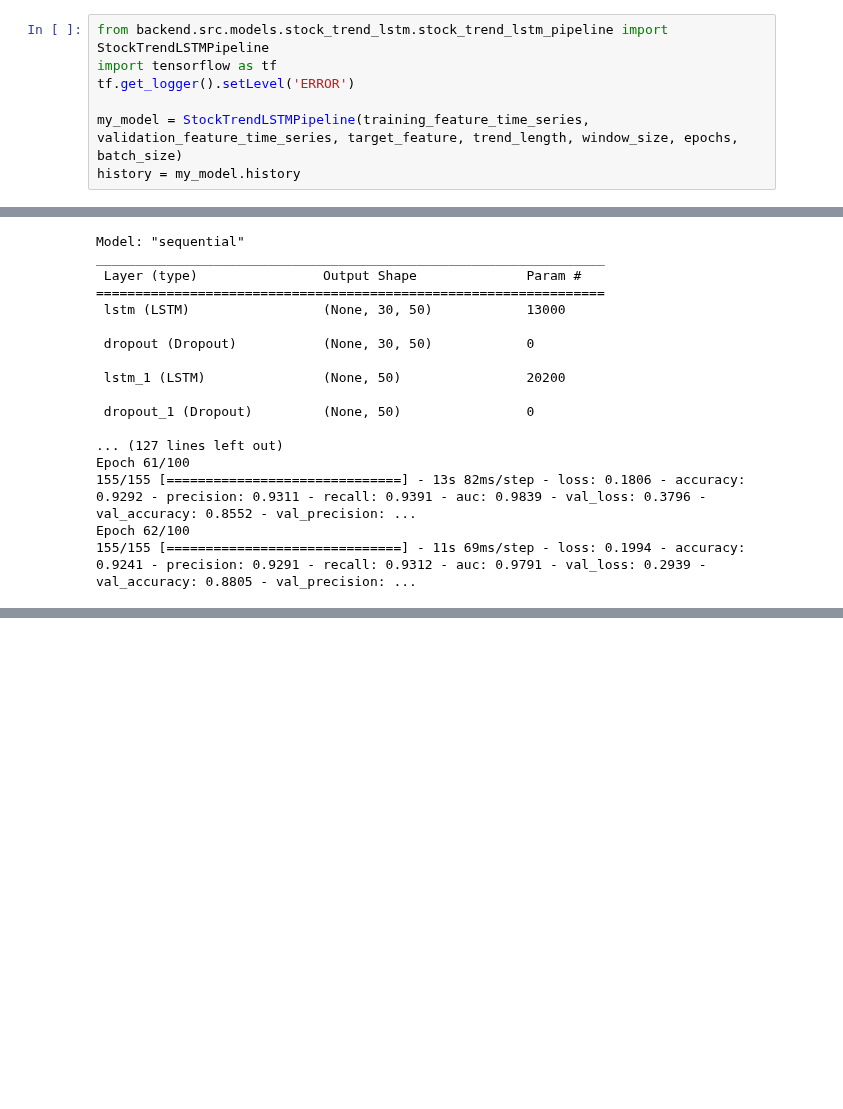
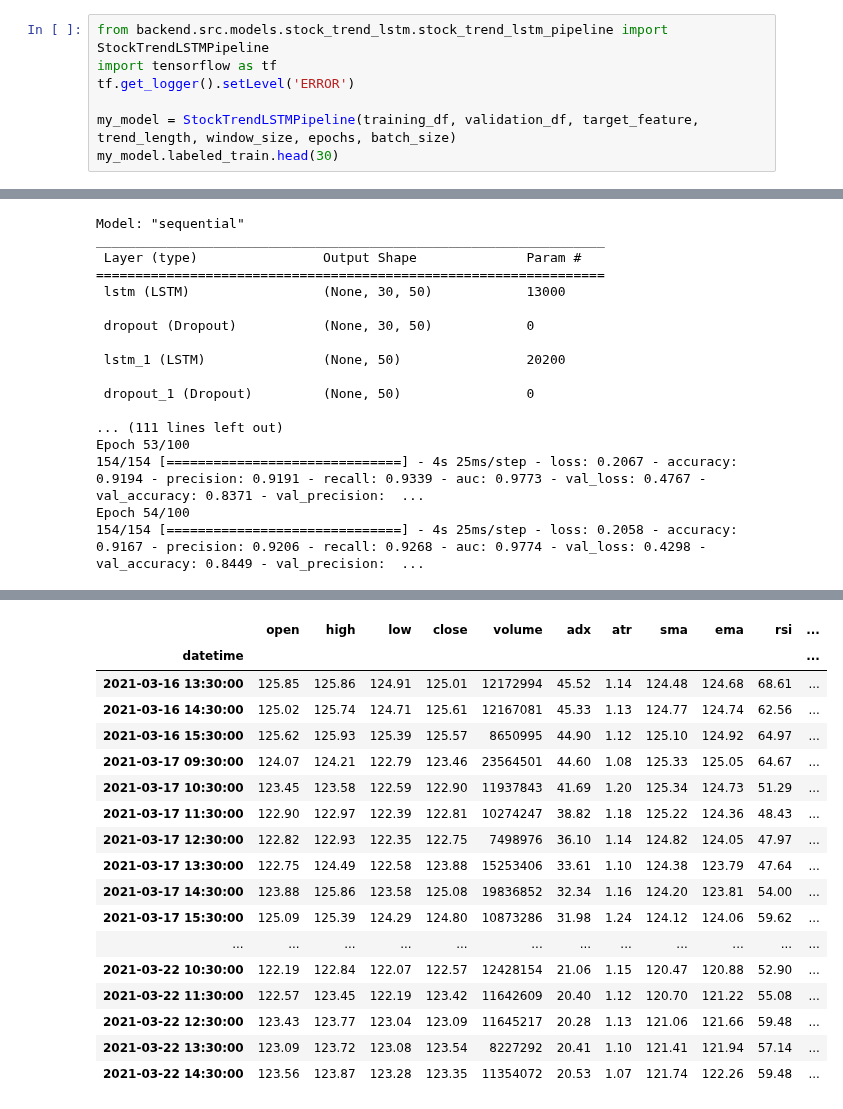
Before and after one commit to MauritzHaekli/stock-trend-predictor, a Jupyter notebook: backend/scripts/train_stock_trend_lstm_model.ipynb, the cells around one changed output, grey strips where cells are left out. Drawn from its saved outputs; the diff is of its cells as text; blank space fills up the shorter version.

```diff
--- a/backend/scripts/train_stock_trend_lstm_model.ipynb
+++ b/backend/scripts/train_stock_trend_lstm_model.ipynb
@@ -44,6 +28,6 @@ from backend.src.models.stock_trend_lstm.stock_trend_lstm_pipeline import StockT
 import tensorflow as tf
 tf.get_logger().setLevel('ERROR')
 
-my_model = StockTrendLSTMPipeline(training_feature_time_series, validation_feature_time_series, target_feature, trend_length, window_size, epochs, batch_size)
-history = my_model.history
+my_model = StockTrendLSTMPipeline(training_df, validation_df, target_feature, trend_length, window_size, epochs, batch_size)
+my_model.labeled_train.head(30)
 # %% [output]
@@ -67,8 +51,8 @@ _________________________________________________________________
 
  dropout_1 (Dropout)         (None, 50)                0
 
-... (127 lines left out)
-Epoch 61/100
-155/155 [==============================] - 13s 82ms/step - loss: 0.1806 - accuracy: 0.9292 - precision: 0.9311 - recall: 0.9391 - auc: 0.9839 - val_loss: 0.3796 - val_accuracy: 0.8552 - val_precision: ...
-Epoch 62/100
-155/155 [==============================] - 11s 69ms/step - loss: 0.1994 - accuracy: 0.9241 - precision: 0.9291 - recall: 0.9312 - auc: 0.9791 - val_loss: 0.2939 - val_accuracy: 0.8805 - val_precision: ...
+... (111 lines left out)
+Epoch 53/100
+154/154 [==============================] - 4s 25ms/step - loss: 0.2067 - accuracy: 0.9194 - precision: 0.9191 - recall: 0.9339 - auc: 0.9773 - val_loss: 0.4767 - val_accuracy: 0.8371 - val_precision:  ...
+Epoch 54/100
+154/154 [==============================] - 4s 25ms/step - loss: 0.2058 - accuracy: 0.9167 - precision: 0.9206 - recall: 0.9268 - auc: 0.9774 - val_loss: 0.4298 - val_accuracy: 0.8449 - val_precision:  ...
@@ -76,2 +60,20 @@ Epoch 62/100
+|  | open | high | low | close | volume | adx | atr | sma | ema | rsi | ... |
+| datetime |  |  |  |  |  |  |  |  |  |  | ... |
+| 2021-03-16 13:30:00 | 125.85 | 125.86 | 124.91 | 125.01 | 12172994 | 45.52 | 1.14 | 124.48 | 124.68 | 68.61 | ... |
+| 2021-03-16 14:30:00 | 125.02 | 125.74 | 124.71 | 125.61 | 12167081 | 45.33 | 1.13 | 124.77 | 124.74 | 62.56 | ... |
+| 2021-03-16 15:30:00 | 125.62 | 125.93 | 125.39 | 125.57 | 8650995 | 44.90 | 1.12 | 125.10 | 124.92 | 64.97 | ... |
+| 2021-03-17 09:30:00 | 124.07 | 124.21 | 122.79 | 123.46 | 23564501 | 44.60 | 1.08 | 125.33 | 125.05 | 64.67 | ... |
+| 2021-03-17 10:30:00 | 123.45 | 123.58 | 122.59 | 122.90 | 11937843 | 41.69 | 1.20 | 125.34 | 124.73 | 51.29 | ... |
+| 2021-03-17 11:30:00 | 122.90 | 122.97 | 122.39 | 122.81 | 10274247 | 38.82 | 1.18 | 125.22 | 124.36 | 48.43 | ... |
+| 2021-03-17 12:30:00 | 122.82 | 122.93 | 122.35 | 122.75 | 7498976 | 36.10 | 1.14 | 124.82 | 124.05 | 47.97 | ... |
+| 2021-03-17 13:30:00 | 122.75 | 124.49 | 122.58 | 123.88 | 15253406 | 33.61 | 1.10 | 124.38 | 123.79 | 47.64 | ... |
+| 2021-03-17 14:30:00 | 123.88 | 125.86 | 123.58 | 125.08 | 19836852 | 32.34 | 1.16 | 124.20 | 123.81 | 54.00 | ... |
+| 2021-03-17 15:30:00 | 125.09 | 125.39 | 124.29 | 124.80 | 10873286 | 31.98 | 1.24 | 124.12 | 124.06 | 59.62 | ... |
+| ... | ... | ... | ... | ... | ... | ... | ... | ... | ... | ... | ... |
+| 2021-03-22 10:30:00 | 122.19 | 122.84 | 122.07 | 122.57 | 12428154 | 21.06 | 1.15 | 120.47 | 120.88 | 52.90 | ... |
+| 2021-03-22 11:30:00 | 122.57 | 123.45 | 122.19 | 123.42 | 11642609 | 20.40 | 1.12 | 120.70 | 121.22 | 55.08 | ... |
+| 2021-03-22 12:30:00 | 123.43 | 123.77 | 123.04 | 123.09 | 11645217 | 20.28 | 1.13 | 121.06 | 121.66 | 59.48 | ... |
+| 2021-03-22 13:30:00 | 123.09 | 123.72 | 123.08 | 123.54 | 8227292 | 20.41 | 1.10 | 121.41 | 121.94 | 57.14 | ... |
+| 2021-03-22 14:30:00 | 123.56 | 123.87 | 123.28 | 123.35 | 11354072 | 20.53 | 1.07 | 121.74 | 122.26 | 59.48 | ... |
 # %%
 from backend.src.visualization.visualizing_service import plot_model_accuracy
```
Also changed, not shown: parts of 3 cells of this notebook, 5 other files.
